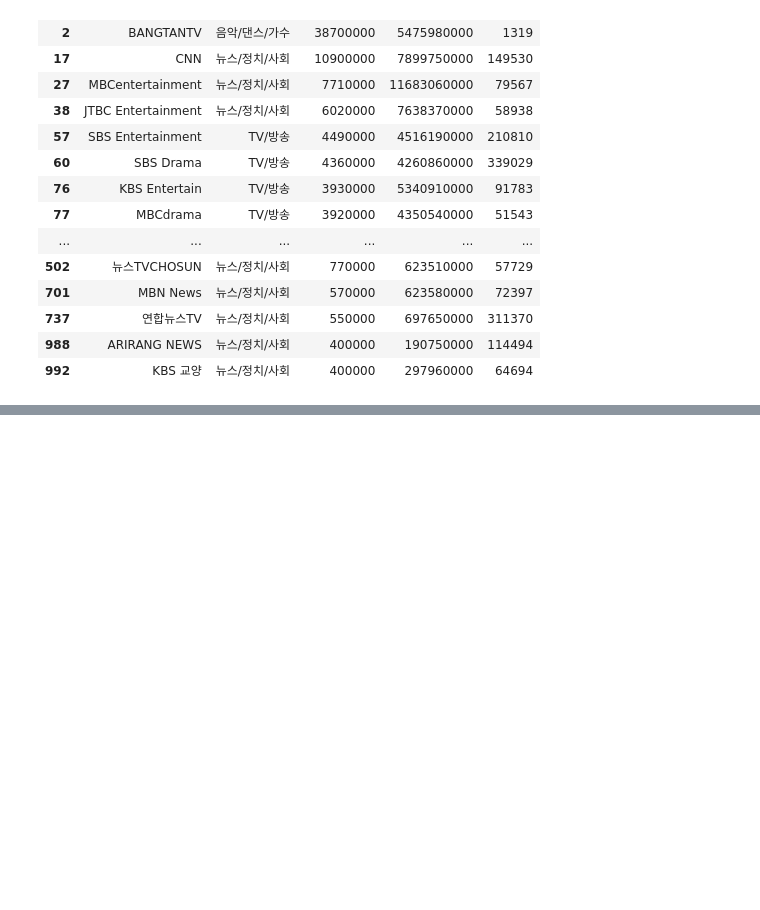
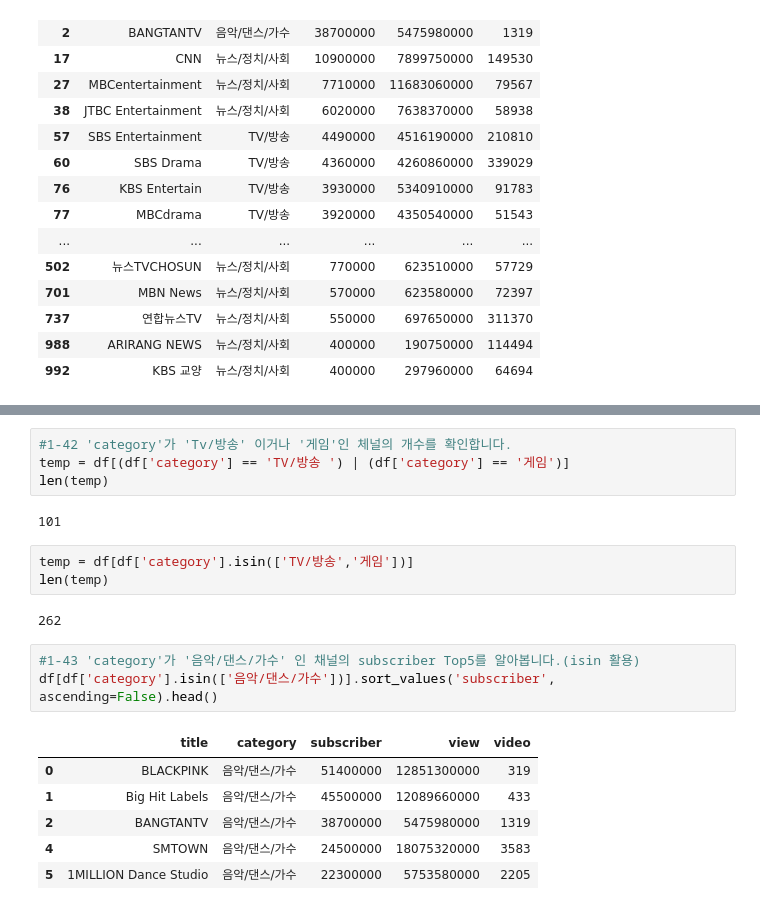
Before and after one commit to orizay/free-fonts, a Jupyter notebook: 데이터_분석_실기_1.ipynb, the cells around one changed output, grey strips where cells are left out. Cells and saved outputs as stored; diff of their text form; blank space fills up the shorter version.

```diff
--- a/데이터_분석_실기_1.ipynb
+++ b/데이터_분석_실기_1.ipynb
@@ -523,0 +548,21 @@ df.loc[(df['subscriber'] >=30000000) | (df['video'] >=50000), :]
+# %%
+#1-42 'category'가 'Tv/방송' 이거나 '게임'인 체널의 개수를 확인합니다.
+temp = df[(df['category'] == 'TV/방송 ') | (df['category'] == '게임')]
+len(temp)
+# %% [output]
+101
+# %%
+temp = df[df['category'].isin(['TV/방송','게임'])]
+len(temp)
+# %% [output]
+262
+# %%
+#1-43 'category'가 '음악/댄스/가수' 인 채널의 subscriber Top5를 알아봅니다.(isin 활용)
+df[df['category'].isin(['음악/댄스/가수'])].sort_values('subscriber', ascending=False).head()
+# %% [output]
+|  | title | category | subscriber | view | video |
+| 0 | BLACKPINK | 음악/댄스/가수 | 51400000 | 12851300000 | 319 |
+| 1 | Big Hit Labels | 음악/댄스/가수 | 45500000 | 12089660000 | 433 |
+| 2 | BANGTANTV | 음악/댄스/가수 | 38700000 | 5475980000 | 1319 |
+| 4 | SMTOWN | 음악/댄스/가수 | 24500000 | 18075320000 | 3583 |
+| 5 | 1MILLION Dance Studio | 음악/댄스/가수 | 22300000 | 5753580000 | 2205 |
```
Also changed, not shown: parts of 23 cells of this notebook.
